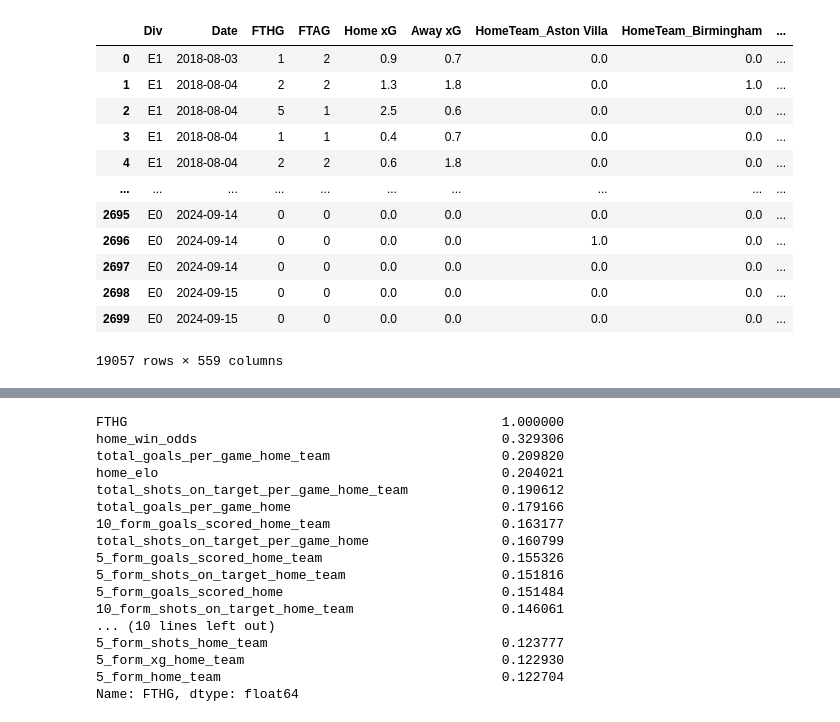
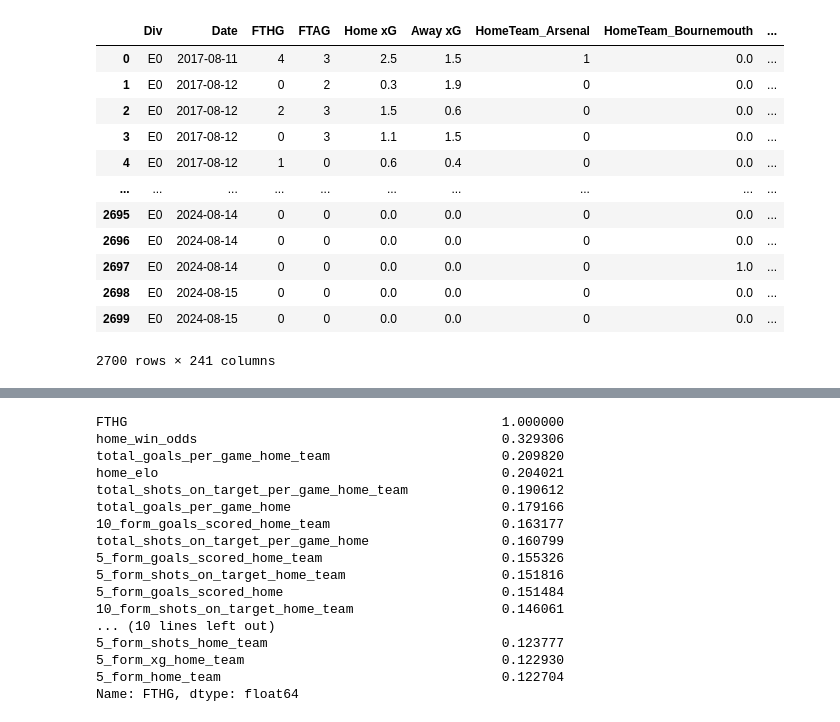
Before and after one commit to mcparaca/Football-betting-model, a Jupyter notebook: Football_predictions_bets_model/Data_preprocessing.ipynb, the cells around one changed output, grey strips where cells are left out. Cells and saved outputs as stored; diff of their text form; code cells hidden in the pictures.

```diff
--- a/Football_predictions_bets_model/Data_preprocessing.ipynb
+++ b/Football_predictions_bets_model/Data_preprocessing.ipynb
@@ -21,5 +19,21 @@ italian1_data = pd.read_csv('italian1_data.csv')
 italian2_data = pd.read_csv('italian2_data.csv')
 german1_data = pd.read_csv('german1_data.csv')
 german2_data = pd.read_csv('german2_data.csv')
+# %%
+premier_league_data
+# %% [output]
+|  | Div | Date | FTHG | FTAG | Home xG | Away xG | HomeTeam_Arsenal | HomeTeam_Bournemouth | ... |
+| 0 | E0 | 2017-08-11 | 4 | 3 | 2.5 | 1.5 | 1 | 0.0 | ... |
+| 1 | E0 | 2017-08-12 | 0 | 2 | 0.3 | 1.9 | 0 | 0.0 | ... |
+| 2 | E0 | 2017-08-12 | 2 | 3 | 1.5 | 0.6 | 0 | 0.0 | ... |
+| 3 | E0 | 2017-08-12 | 0 | 3 | 1.1 | 1.5 | 0 | 0.0 | ... |
+| 4 | E0 | 2017-08-12 | 1 | 0 | 0.6 | 0.4 | 0 | 0.0 | ... |
+| ... | ... | ... | ... | ... | ... | ... | ... | ... | ... |
+| 2695 | E0 | 2024-08-14 | 0 | 0 | 0.0 | 0.0 | 0 | 0.0 | ... |
+| 2696 | E0 | 2024-08-14 | 0 | 0 | 0.0 | 0.0 | 0 | 0.0 | ... |
+| 2697 | E0 | 2024-08-14 | 0 | 0 | 0.0 | 0.0 | 0 | 1.0 | ... |
+| 2698 | E0 | 2024-08-15 | 0 | 0 | 0.0 | 0.0 | 0 | 0.0 | ... |
+| 2699 | E0 | 2024-08-15 | 0 | 0 | 0.0 | 0.0 | 0 | 0.0 | ... |
+2700 rows × 241 columns
 # %%
 england_data = pd.concat([championship_data,spanish1_data,spanish2_data,italian1_data,italian2_data,german1_data,german2_data, premier_league_data])
@@ -37,16 +50,0 @@ england_data['AwayTeam'] = england_data[away_team_columns].idxmax(axis=1).str.re
-# %%
-england_data
-# %% [output]
-|  | Div | Date | FTHG | FTAG | Home xG | Away xG | HomeTeam_Aston Villa | HomeTeam_Birmingham | ... |
-| 0 | E1 | 2018-08-03 | 1 | 2 | 0.9 | 0.7 | 0.0 | 0.0 | ... |
-| 1 | E1 | 2018-08-04 | 2 | 2 | 1.3 | 1.8 | 0.0 | 1.0 | ... |
-| 2 | E1 | 2018-08-04 | 5 | 1 | 2.5 | 0.6 | 0.0 | 0.0 | ... |
-| 3 | E1 | 2018-08-04 | 1 | 1 | 0.4 | 0.7 | 0.0 | 0.0 | ... |
-| 4 | E1 | 2018-08-04 | 2 | 2 | 0.6 | 1.8 | 0.0 | 0.0 | ... |
-| ... | ... | ... | ... | ... | ... | ... | ... | ... | ... |
-| 2695 | E0 | 2024-09-14 | 0 | 0 | 0.0 | 0.0 | 0.0 | 0.0 | ... |
-| 2696 | E0 | 2024-09-14 | 0 | 0 | 0.0 | 0.0 | 1.0 | 0.0 | ... |
-| 2697 | E0 | 2024-09-14 | 0 | 0 | 0.0 | 0.0 | 0.0 | 0.0 | ... |
-| 2698 | E0 | 2024-09-15 | 0 | 0 | 0.0 | 0.0 | 0.0 | 0.0 | ... |
-| 2699 | E0 | 2024-09-15 | 0 | 0 | 0.0 | 0.0 | 0.0 | 0.0 | ... |
-19057 rows × 559 columns
```
Also changed, not shown: parts of 17 cells of this notebook.
